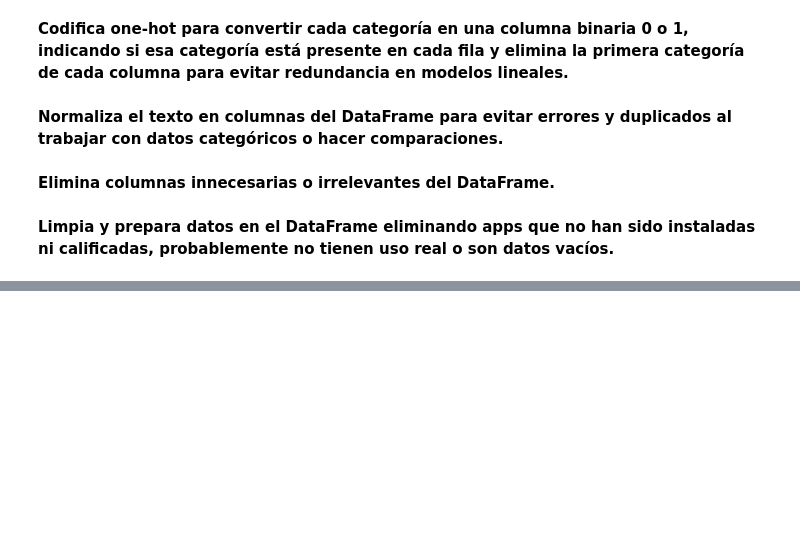
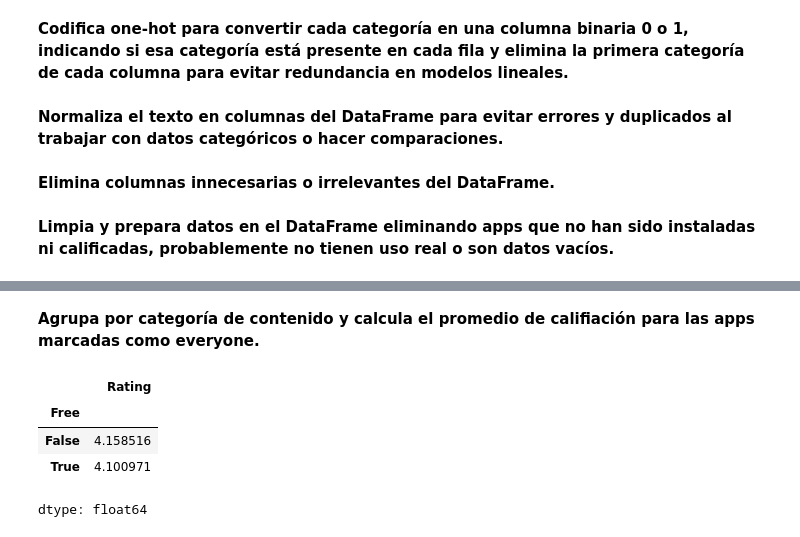
Before and after one commit to dquinonez25/TratamientoDeDatos_Tarea_Clase3, a Jupyter notebook: TratamientoDeDatos_TareaClase3.ipynb, the cells around one changed output, grey strips where cells are left out. Drawn from its saved outputs; the diff is of its cells as text; code cells hidden in the pictures; blank space fills up the shorter version.

```diff
--- a/TratamientoDeDatos_TareaClase3.ipynb
+++ b/TratamientoDeDatos_TareaClase3.ipynb
@@ -187,0 +227,10 @@ df.loc[df['Free'] == True, 'Price'] = 0
+# %% [markdown]
+**Agrupa por categoría de contenido y calcula el promedio de califiación para las apps marcadas como everyone.**
+# %%
+df.groupby('Free')['Rating'].mean()
+# %% [output]
+|  | Rating |
+| Free |  |
+| False | 4.158516 |
+| True | 4.100971 |
+dtype: float64
```
Also changed, not shown: parts of 11 cells of this notebook.
